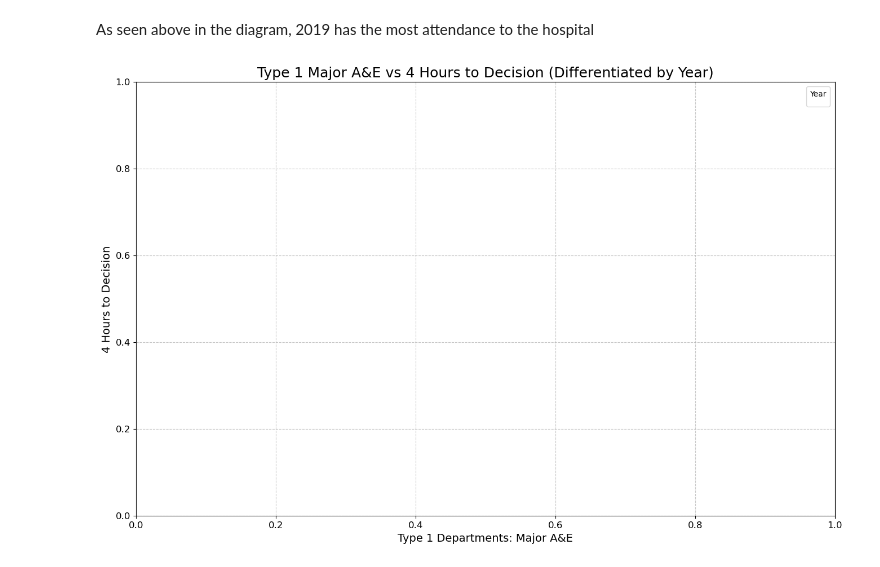
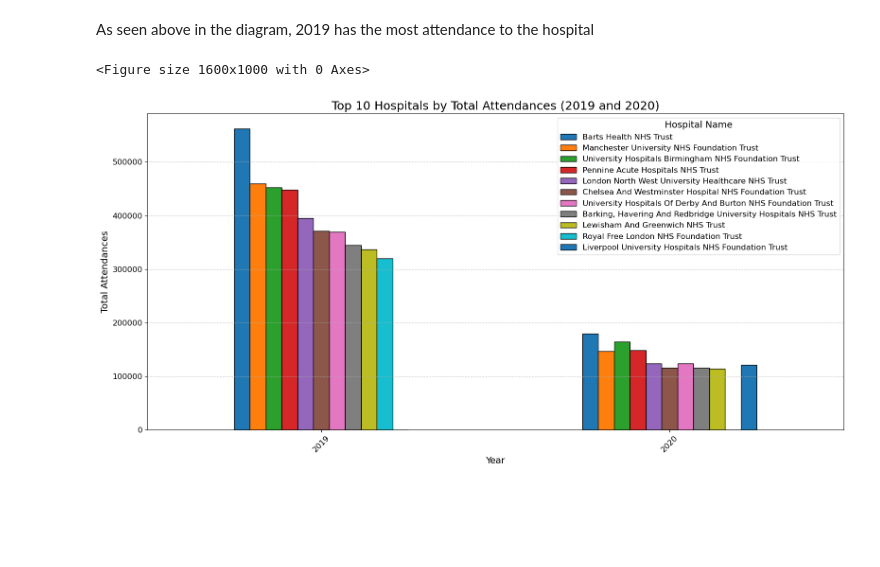
Before and after one commit to iamjaraa/NHS, a Jupyter notebook: Nhs.ipynb, the cells around one changed output. Cells and saved outputs as stored; diff of their text form; code cells hidden in the pictures; blank space fills up the shorter version.

Commit message:
Working on visualization

```diff
--- a/Nhs.ipynb
+++ b/Nhs.ipynb
@@ -296,35 +296,48 @@ plt.show()
 [figure]
 # %% [markdown]
 As seen above in the diagram, 2019 has the most attendance to the hospital
-# %%
-# Line Plot Differentiated by Year
-plt.figure(figsize=(16, 10))  # Set figure size
-
-# Ensure Year column exists and data is grouped by it
-if 'Year' in nhs_data.columns:
-    years = nhs_data['Year'].unique()
-    for year in years:
-        subset = nhs_data[nhs_data['Year'] == year]
-        plt.plot(subset['type_1_departments_major_a&e'],
-                 subset['type_1_4_hours_decision'],
-                 label=f'Year {year}',
-                 marker='o',
-                 linestyle='-')
-
-# Add titles and labels
-plt.title('Type 1 Major A&E vs 4 Hours to Decision (Differentiated by Year)', fontsize=18)
-plt.xlabel('Type 1 Departments: Major A&E', fontsize=14)
-plt.ylabel('4 Hours to Decision', fontsize=14)
-plt.xticks(fontsize=12)
-plt.yticks(fontsize=12)
-
-# Add a legend
-plt.legend(title='Year', fontsize=12)
-
-# Add grid for better readability
-plt.grid(axis='both', linestyle='--', alpha=0.7)
-
-# Show the plot
-plt.show()
-# %% [output]
-[figure, removed]
+# %%
+
+
+# Filter the data for years 2019 and 2020
+filtered_years = nhs_data[nhs_data['year'].isin([2019, 2020])]
+
+# Group by year and hospital, summing total attendances
+attendance_by_year_and_hospital = (
+    filtered_years.groupby(['year', 'name'])['total_attendances'].sum()
+)
+
+# Select the top 10 hospitals for each year
+top_10_per_year = (
+    attendance_by_year_and_hospital.groupby('year', group_keys=False)
+    .apply(lambda x: x.nlargest(10))
+)
+
+# Unstack the data for plotting
+top_10_unstacked = top_10_per_year.unstack()
+
+# Plot the grouped bar chart
+plt.figure(figsize=(16, 10))
+top_10_unstacked.plot(kind='bar', stacked=False, figsize=(16, 8), edgecolor='black')
+
+# Set the title and axis labels
+plt.title('Top 10 Hospitals by Total Attendances (2019 and 2020)', fontsize=18)
+plt.xlabel('Year', fontsize=14)
+plt.ylabel('Total Attendances', fontsize=14)
+
+# Rotate x-axis labels for better readability
+plt.xticks(rotation=45, fontsize=12)
+plt.yticks(fontsize=12)
+
+# Add legend for hospital names
+plt.legend(title="Hospital Name", fontsize=12, title_fontsize=14)
+
+# Add a grid for the y-axis
+plt.grid(axis='y', linestyle='--', alpha=0.7)
+
+# Show the plot
+plt.tight_layout()
+plt.show()
+# %% [output]
+<Figure size 1600x1000 with 0 Axes>
+[figure, added]
```
Also changed, not shown: parts of 3 cells of this notebook.
